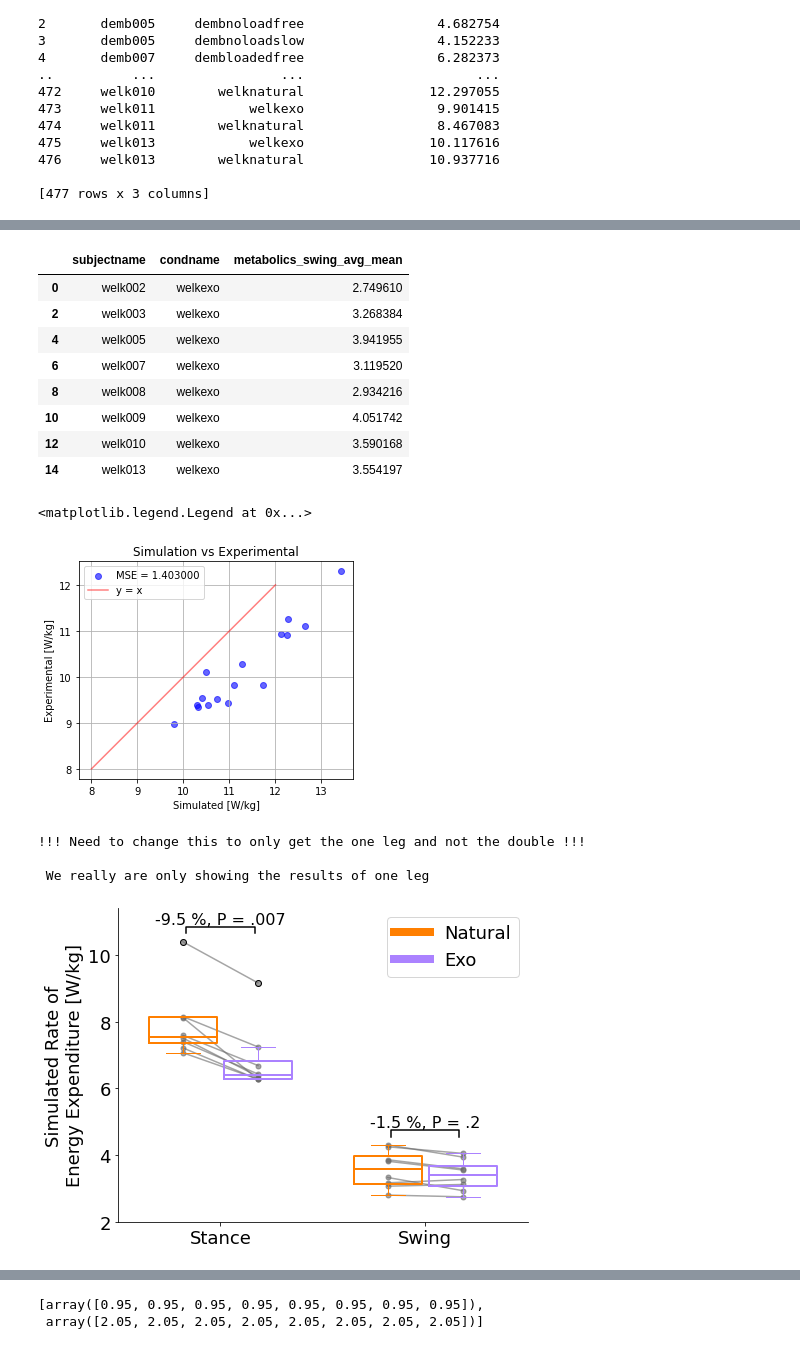
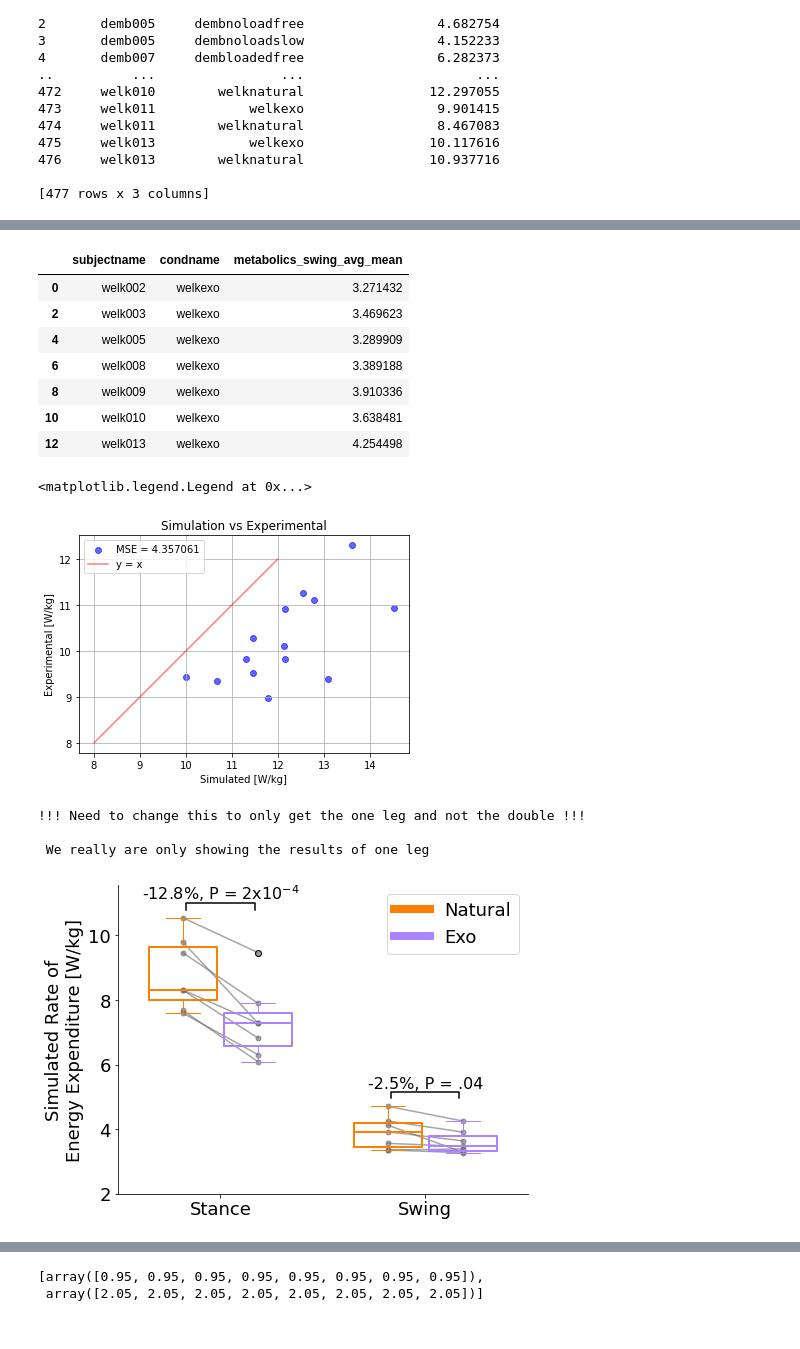
Before and after one commit to stingjp/muscleEnergyModel, a Jupyter notebook: plotting_stancevswing.ipynb, the cells around one changed output, grey strips where cells are left out. Saved outputs shown, nothing was run; the diff lists cells and outputs as text; code cells hidden in the pictures.

```diff
--- a/plotting_stancevswing.ipynb
+++ b/plotting_stancevswing.ipynb
@@ -54,7 +54,8 @@ print(expmetcost_df)
 ## import all of the simulation results
 # set all the paths
 simresultspath = os.path.join(repobasedir,'..\\metabolicsResults\\')
-muscleinversepath = os.path.join(simresultspath,'muscleInverse\\')
+# muscleinversepath = os.path.join(simresultspath,'muscleInverse\\')
+muscleinversepath = os.path.join(simresultspath,'muscleInverse_100con\\')
 muscleInverseWithEMGpath = os.path.join(simresultspath,'muscleInverseWithEMG\\')
 
 ## first handle the values in the regular muscle driven inverse problem
@@ -285,14 +285,13 @@ swings_natural
 swings_exo
 # %% [output]
 |  | subjectname | condname | metabolics_swing_avg_mean |
-| 0 | welk002 | welkexo | 2.749610 |
-| 2 | welk003 | welkexo | 3.268384 |
-| 4 | welk005 | welkexo | 3.941955 |
-| 6 | welk007 | welkexo | 3.119520 |
-| 8 | welk008 | welkexo | 2.934216 |
-| 10 | welk009 | welkexo | 4.051742 |
-| 12 | welk010 | welkexo | 3.590168 |
-| 14 | welk013 | welkexo | 3.554197 |
+| 0 | welk002 | welkexo | 3.271432 |
+| 2 | welk003 | welkexo | 3.469623 |
+| 4 | welk005 | welkexo | 3.289909 |
+| 6 | welk008 | welkexo | 3.389188 |
+| 8 | welk009 | welkexo | 3.910336 |
+| 10 | welk010 | welkexo | 3.638481 |
+| 12 | welk013 | welkexo | 4.254498 |
 # %%
 
 # make a figure for the simulations vs exp
@@ -319,7 +318,7 @@ plt.legend()
 # plt.show()
 # %% [output]
 <matplotlib.legend.Legend at 0x...>
-[figure, old version]
+[figure, new version]
 # %%
 # make a figure for exo vs natural stance and swing
 # thinking box plots
@@ -438,36 +437,36 @@ for i in [4,5]:
     # need a different x value
     x = [3.95*np.ones(len(y)), 5.05*np.ones(len(y))]
     plot(x[i-4], y, '.', alpha=0.6, color='dimgrey', zorder=50, markersize=10) # color=colorsjit[i-4])
 
 # figure out subject lines across conditions
 x_stances = [0.95*np.ones(len(stances[0])), 2.05*np.ones(len(stances[1]))]
 x_swings = [3.95*np.ones(len(stances[0])), 5.05*np.ones(len(stances[1]))]
 
 plot(x_stances, stances, color='dimgrey', zorder=-100, alpha=0.6)
 plot(x_swings, swings, color='dimgrey', zorder=-100, alpha=0.6)
 
 # now figure out the bracket
 x1, x2 = 1,2
 y, h, col =  np.max(stances_natural)['metabolics_stance_avg_mean']+0.25, 0.2, 'black'
 plt.plot([x1,x1,x2,x2], [y, y+h, y+h, y], color=col)
-plt.text((x1+x2)*.5, y+h, '%.1f %%, P = .007'%stance_perc_change, ha='center', va='bottom', color=col,
+plt.text((x1+x2)*.5, y+h, '-12.8%, P = $\mathregular{2x10^{-4}}$', ha='center', va='bottom', color=col,
         fontsize=16)
 
 x3, x4 = 4,5
 y2, h2, col2 = np.max(swings_natural)['metabolics_swing_avg_mean']+0.25, 0.2, 'black'
 plt.plot([x3,x3,x4,x4], [y2, y2+h2, y2+h2, y2], color=col2)
-plt.text((x3+x4)*.5, y2+h2, '%.1f %%, P = .2'%swing_perc_change, ha='center', va='bottom', color=col2,
+plt.text((x3+x4)*.5, y2+h2, '-2.5%, P = .04', ha='center', va='bottom', color=col2,
         fontsize=16)
 
 plt.tight_layout()
 
 fname = os.path.join(repobasedir, '..\\analysis\\figure1_stancevsswing.png')
 plt.savefig(fname, dpi=300)
 # %% [output]
 !!! Need to change this to only get the one leg and not the double !!!
 
  We really are only showing the results of one leg
-[figure, old version]
+[figure, new version]
 # %%
 repobasedir
 np.max(stances_natural)
```
Also changed, not shown: parts of 9 cells of this notebook, 16 other files.
